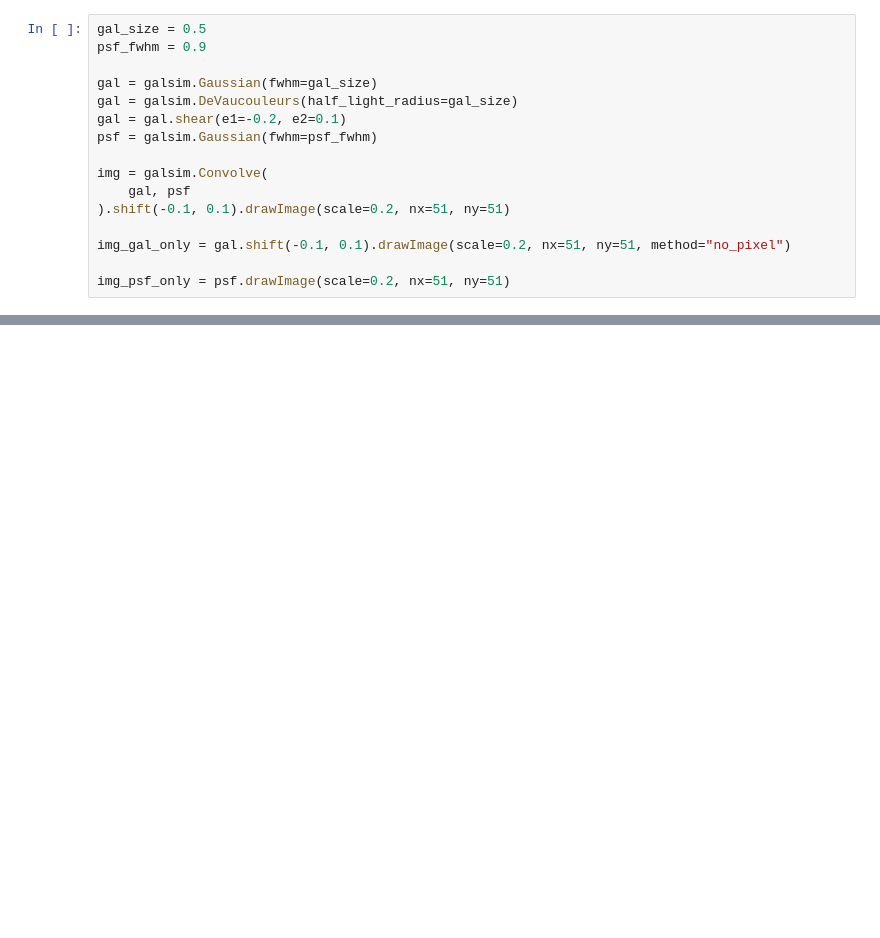
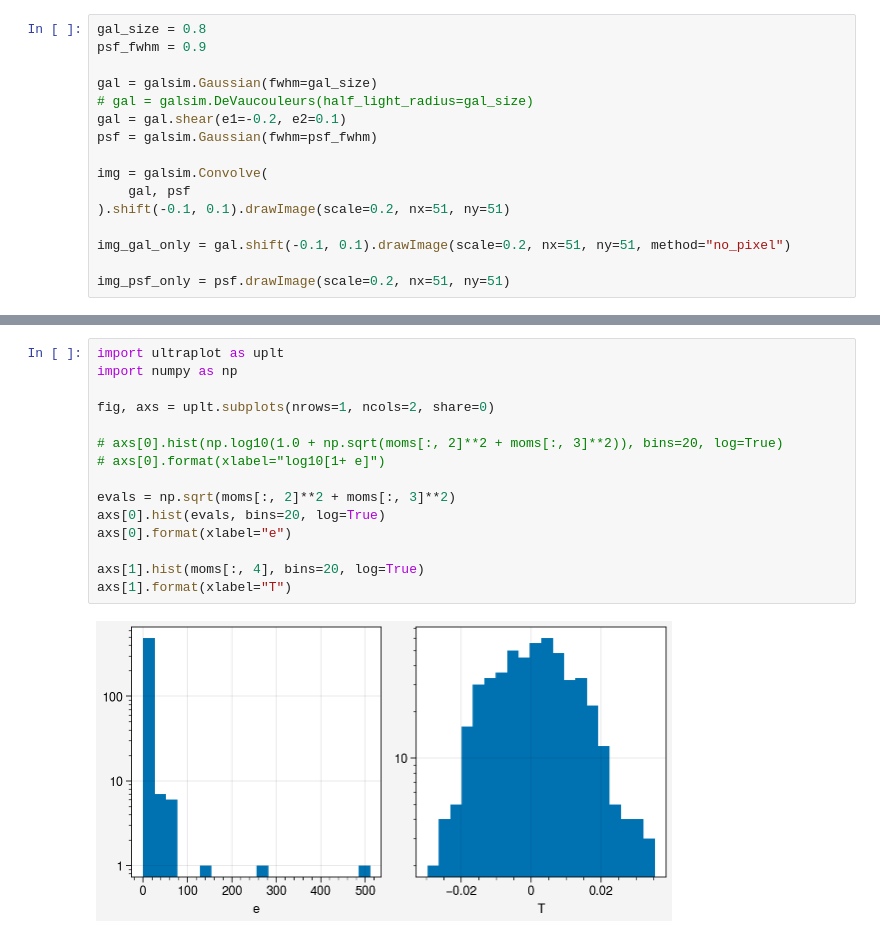
Before and after one commit to beckermr/misc, a Jupyter notebook: work/2025_02_05_admom_jax/run_admom.ipynb, the cells around one changed output, grey strips where cells are left out. Cells and saved outputs as stored; diff of their text form; blank space fills up the shorter version.

```diff
--- a/work/2025_02_05_admom_jax/run_admom.ipynb
+++ b/work/2025_02_05_admom_jax/run_admom.ipynb
@@ -10,11 +10,11 @@ import jax.random as jrandom  # noqa: E402
 
 import galsim  # noqa: E402
 # %%
-gal_size = 0.5
+gal_size = 0.8
 psf_fwhm = 0.9
 
 gal = galsim.Gaussian(fwhm=gal_size)
-gal = galsim.DeVaucouleurs(half_light_radius=gal_size)
+# gal = galsim.DeVaucouleurs(half_light_radius=gal_size)
 gal = gal.shear(e1=-0.2, e2=0.1)
 psf = galsim.Gaussian(fwhm=psf_fwhm)
 
@@ -162,0 +181,17 @@ gal+psf  [v,y,e1,e2,T,f0,...,fn] flags: [ 0.09873036 -0.09888167 -0.18533163  0.
+# %%
+import ultraplot as uplt
+import numpy as np
+
+fig, axs = uplt.subplots(nrows=1, ncols=2, share=0)
+
+# axs[0].hist(np.log10(1.0 + np.sqrt(moms[:, 2]**2 + moms[:, 3]**2)), bins=20, log=True)
+# axs[0].format(xlabel="log10[1+ e]")
+
+evals = np.sqrt(moms[:, 2]**2 + moms[:, 3]**2)
+axs[0].hist(evals, bins=20, log=True)
+axs[0].format(xlabel="e")
+
+axs[1].hist(moms[:, 4], bins=20, log=True)
+axs[1].format(xlabel="T")
+# %% [output]
+[figure, added]
```
Also changed, not shown: parts of 13 cells of this notebook, 1 other file.
